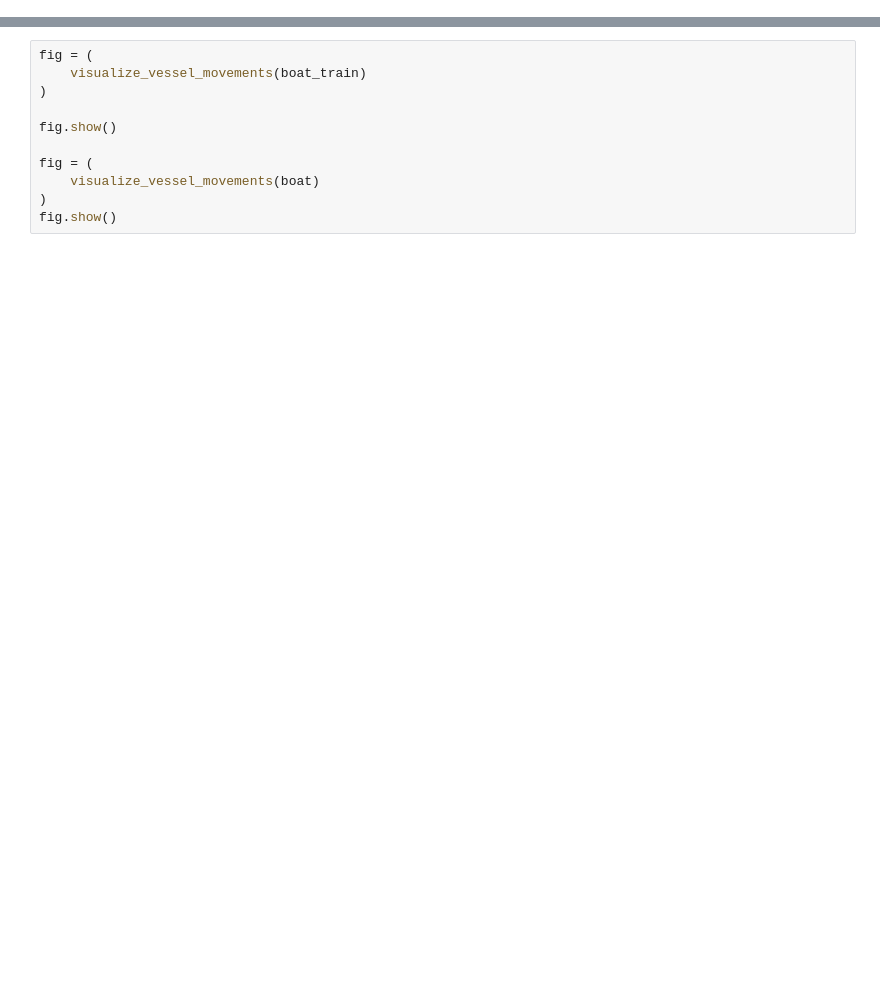
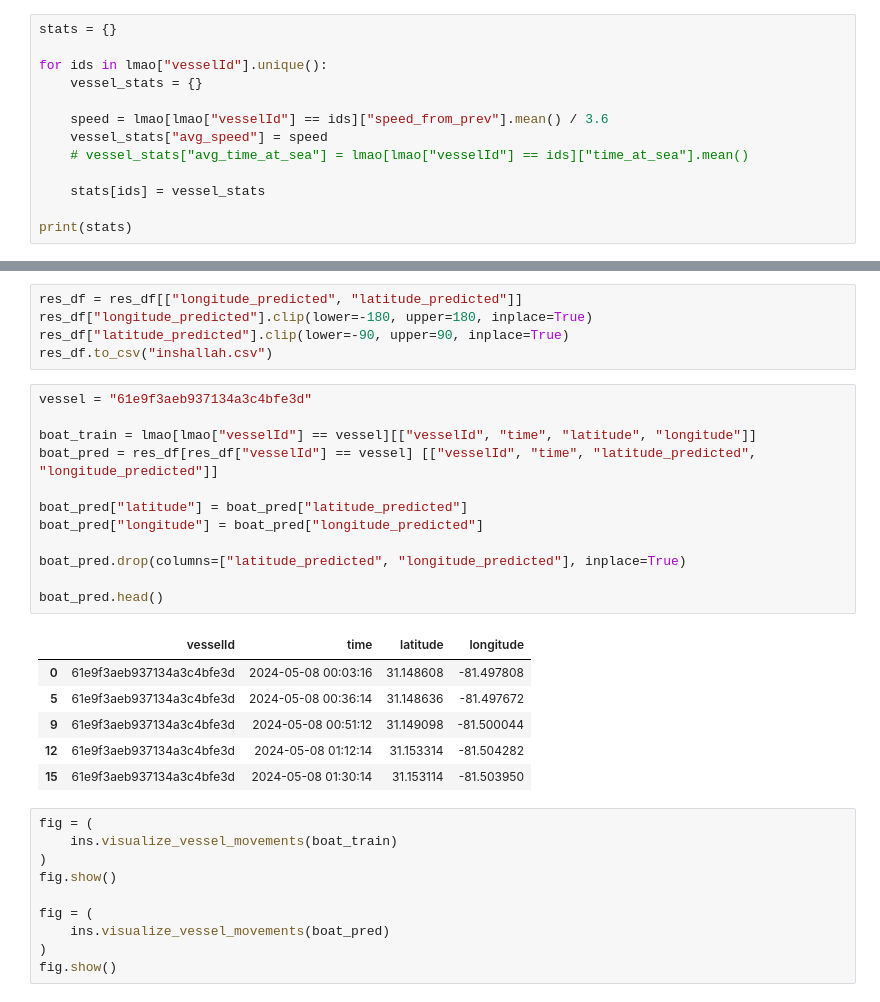
Before and after one commit to baconmoontwist/ML, a Jupyter notebook: rydding/testing.ipynb, the cells around one changed output, grey strips where cells are left out. Cells and saved outputs as stored; diff of their text form; blank space fills up the shorter version.

```diff
--- a/rydding/testing.ipynb
+++ b/rydding/testing.ipynb
@@ -341,0 +47,13 @@ R-squared (Longitude): -0.1537, Adjusted R-squared (Latitude): -0.1587
+# %%
+stats = {}
+
+for ids in lmao["vesselId"].unique():
+    vessel_stats = {}
+
+    speed = lmao[lmao["vesselId"] == ids]["speed_from_prev"].mean() / 3.6
+    vessel_stats["avg_speed"] = speed
+    # vessel_stats["avg_time_at_sea"] = lmao[lmao["vesselId"] == ids]["time_at_sea"].mean()
+
+    stats[ids] = vessel_stats
+
+print(stats)
@@ -342,11 +208,34 @@ R-squared (Longitude): -0.1537, Adjusted R-squared (Latitude): -0.1587
+# %%
+res_df = res_df[["longitude_predicted", "latitude_predicted"]]
+res_df["longitude_predicted"].clip(lower=-180, upper=180, inplace=True)
+res_df["latitude_predicted"].clip(lower=-90, upper=90, inplace=True)
+res_df.to_csv("inshallah.csv")
+# %%
+vessel = "61e9f3aeb937134a3c4bfe3d"
+
+boat_train = lmao[lmao["vesselId"] == vessel][["vesselId", "time", "latitude", "longitude"]]
+boat_pred = res_df[res_df["vesselId"] == vessel] [["vesselId", "time", "latitude_predicted", "longitude_predicted"]]
+
+boat_pred["latitude"] = boat_pred["latitude_predicted"]
+boat_pred["longitude"] = boat_pred["longitude_predicted"]
+
+boat_pred.drop(columns=["latitude_predicted", "longitude_predicted"], inplace=True)
+
+boat_pred.head()
+# %% [output]
+|  | vesselId | time | latitude | longitude |
+| 0 | 61e9f3aeb937134a3c4bfe3d | 2024-05-08 00:03:16 | 31.148608 | -81.497808 |
+| 5 | 61e9f3aeb937134a3c4bfe3d | 2024-05-08 00:36:14 | 31.148636 | -81.497672 |
+| 9 | 61e9f3aeb937134a3c4bfe3d | 2024-05-08 00:51:12 | 31.149098 | -81.500044 |
+| 12 | 61e9f3aeb937134a3c4bfe3d | 2024-05-08 01:12:14 | 31.153314 | -81.504282 |
+| 15 | 61e9f3aeb937134a3c4bfe3d | 2024-05-08 01:30:14 | 31.153114 | -81.503950 |
 # %%
 fig = (
-    visualize_vessel_movements(boat_train)
+    ins.visualize_vessel_movements(boat_train)
 )
-
 fig.show()
 
 fig = (
-    visualize_vessel_movements(boat)
+    ins.visualize_vessel_movements(boat_pred)
 )
 fig.show()
```
Also changed, not shown: parts of 13 cells of this notebook, 1 other file.
